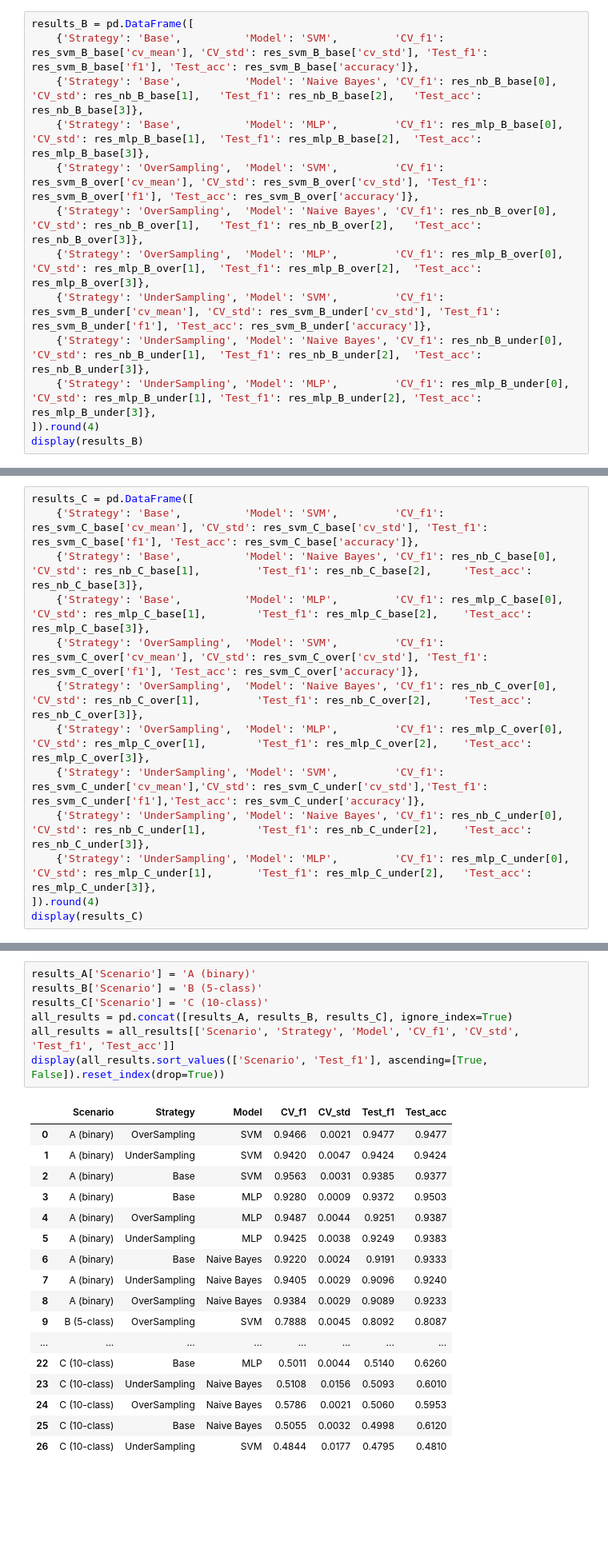
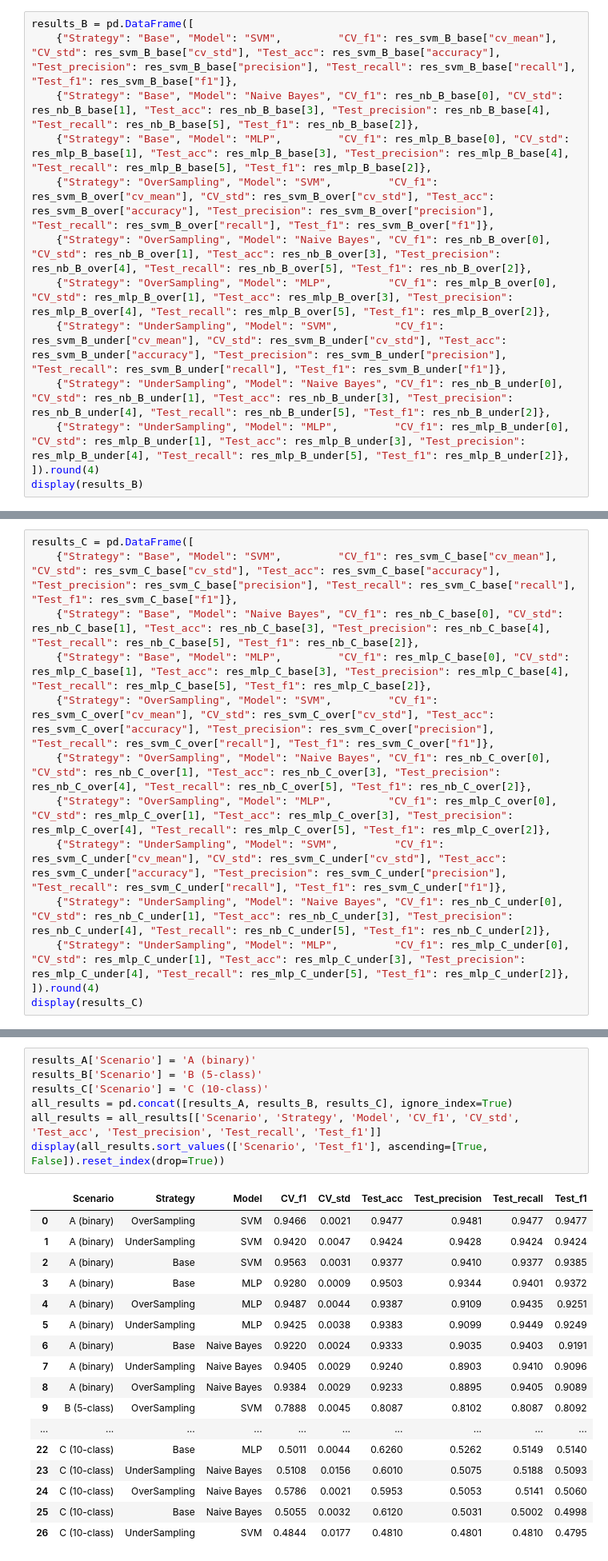
Before and after one commit to diogvasc/projetoAC, a Jupyter notebook: projetoACfinal.ipynb, the cells around one changed output, grey strips where cells are left out. Shown at 80% size. Cells and saved outputs as stored; diff of their text form; blank space fills up the shorter version.

Commit message:
final results

```diff
--- a/projetoACfinal.ipynb
+++ b/projetoACfinal.ipynb
@@ -1073,15 +1077,15 @@ weighted avg       0.80      0.80      0.80      3000
 ### Scenario B — Results Summary
 # %%
 results_B = pd.DataFrame([
-    {'Strategy': 'Base',          'Model': 'SVM',         'CV_f1': res_svm_B_base['cv_mean'], 'CV_std': res_svm_B_base['cv_std'], 'Test_f1': res_svm_B_base['f1'], 'Test_acc': res_svm_B_base['accuracy']},
-    {'Strategy': 'Base',          'Model': 'Naive Bayes', 'CV_f1': res_nb_B_base[0],   'CV_std': res_nb_B_base[1],   'Test_f1': res_nb_B_base[2],   'Test_acc': res_nb_B_base[3]},
-    {'Strategy': 'Base',          'Model': 'MLP',         'CV_f1': res_mlp_B_base[0],  'CV_std': res_mlp_B_base[1],  'Test_f1': res_mlp_B_base[2],  'Test_acc': res_mlp_B_base[3]},
-    {'Strategy': 'OverSampling',  'Model': 'SVM',         'CV_f1': res_svm_B_over['cv_mean'], 'CV_std': res_svm_B_over['cv_std'], 'Test_f1': res_svm_B_over['f1'], 'Test_acc': res_svm_B_over['accuracy']},
-    {'Strategy': 'OverSampling',  'Model': 'Naive Bayes', 'CV_f1': res_nb_B_over[0],   'CV_std': res_nb_B_over[1],   'Test_f1': res_nb_B_over[2],   'Test_acc': res_nb_B_over[3]},
-    {'Strategy': 'OverSampling',  'Model': 'MLP',         'CV_f1': res_mlp_B_over[0],  'CV_std': res_mlp_B_over[1],  'Test_f1': res_mlp_B_over[2],  'Test_acc': res_mlp_B_over[3]},
-    {'Strategy': 'UnderSampling', 'Model': 'SVM',         'CV_f1': res_svm_B_under['cv_mean'], 'CV_std': res_svm_B_under['cv_std'], 'Test_f1': res_svm_B_under['f1'], 'Test_acc': res_svm_B_under['accuracy']},
-    {'Strategy': 'UnderSampling', 'Model': 'Naive Bayes', 'CV_f1': res_nb_B_under[0],  'CV_std': res_nb_B_under[1],  'Test_f1': res_nb_B_under[2],  'Test_acc': res_nb_B_under[3]},
-    {'Strategy': 'UnderSampling', 'Model': 'MLP',         'CV_f1': res_mlp_B_under[0], 'CV_std': res_mlp_B_under[1], 'Test_f1': res_mlp_B_under[2], 'Test_acc': res_mlp_B_under[3]},
+    {"Strategy": "Base", "Model": "SVM",         "CV_f1": res_svm_B_base["cv_mean"], "CV_std": res_svm_B_base["cv_std"], "Test_acc": res_svm_B_base["accuracy"], "Test_precision": res_svm_B_base["precision"], "Test_recall": res_svm_B_base["recall"], "Test_f1": res_svm_B_base["f1"]},
+    {"Strategy": "Base", "Model": "Naive Bayes", "CV_f1": res_nb_B_base[0], "CV_std": res_nb_B_base[1], "Test_acc": res_nb_B_base[3], "Test_precision": res_nb_B_base[4], "Test_recall": res_nb_B_base[5], "Test_f1": res_nb_B_base[2]},
+    {"Strategy": "Base", "Model": "MLP",         "CV_f1": res_mlp_B_base[0], "CV_std": res_mlp_B_base[1], "Test_acc": res_mlp_B_base[3], "Test_precision": res_mlp_B_base[4], "Test_recall": res_mlp_B_base[5], "Test_f1": res_mlp_B_base[2]},
+    {"Strategy": "OverSampling", "Model": "SVM",         "CV_f1": res_svm_B_over["cv_mean"], "CV_std": res_svm_B_over["cv_std"], "Test_acc": res_svm_B_over["accuracy"], "Test_precision": res_svm_B_over["precision"], "Test_recall": res_svm_B_over["recall"], "Test_f1": res_svm_B_over["f1"]},
+    {"Strategy": "OverSampling", "Model": "Naive Bayes", "CV_f1": res_nb_B_over[0], "CV_std": res_nb_B_over[1], "Test_acc": res_nb_B_over[3], "Test_precision": res_nb_B_over[4], "Test_recall": res_nb_B_over[5], "Test_f1": res_nb_B_over[2]},
+    {"Strategy": "OverSampling", "Model": "MLP",         "CV_f1": res_mlp_B_over[0], "CV_std": res_mlp_B_over[1], "Test_acc": res_mlp_B_over[3], "Test_precision": res_mlp_B_over[4], "Test_recall": res_mlp_B_over[5], "Test_f1": res_mlp_B_over[2]},
+    {"Strategy": "UnderSampling", "Model": "SVM",         "CV_f1": res_svm_B_under["cv_mean"], "CV_std": res_svm_B_under["cv_std"], "Test_acc": res_svm_B_under["accuracy"], "Test_precision": res_svm_B_under["precision"], "Test_recall": res_svm_B_under["recall"], "Test_f1": res_svm_B_under["f1"]},
+    {"Strategy": "UnderSampling", "Model": "Naive Bayes", "CV_f1": res_nb_B_under[0], "CV_std": res_nb_B_under[1], "Test_acc": res_nb_B_under[3], "Test_precision": res_nb_B_under[4], "Test_recall": res_nb_B_under[5], "Test_f1": res_nb_B_under[2]},
+    {"Strategy": "UnderSampling", "Model": "MLP",         "CV_f1": res_mlp_B_under[0], "CV_std": res_mlp_B_under[1], "Test_acc": res_mlp_B_under[3], "Test_precision": res_mlp_B_under[4], "Test_recall": res_mlp_B_under[5], "Test_f1": res_mlp_B_under[2]},
 ]).round(4)
 display(results_B)
 # %% [output]
@@ -1457,15 +1461,15 @@ weighted avg       0.63      0.62      0.62      3000
 ### Scenario C — Results Summary
 # %%
 results_C = pd.DataFrame([
-    {'Strategy': 'Base',          'Model': 'SVM',         'CV_f1': res_svm_C_base['cv_mean'], 'CV_std': res_svm_C_base['cv_std'], 'Test_f1': res_svm_C_base['f1'], 'Test_acc': res_svm_C_base['accuracy']},
-    {'Strategy': 'Base',          'Model': 'Naive Bayes', 'CV_f1': res_nb_C_base[0],          'CV_std': res_nb_C_base[1],         'Test_f1': res_nb_C_base[2],     'Test_acc': res_nb_C_base[3]},
-    {'Strategy': 'Base',          'Model': 'MLP',         'CV_f1': res_mlp_C_base[0],         'CV_std': res_mlp_C_base[1],        'Test_f1': res_mlp_C_base[2],    'Test_acc': res_mlp_C_base[3]},
-    {'Strategy': 'OverSampling',  'Model': 'SVM',         'CV_f1': res_svm_C_over['cv_mean'], 'CV_std': res_svm_C_over['cv_std'], 'Test_f1': res_svm_C_over['f1'], 'Test_acc': res_svm_C_over['accuracy']},
-    {'Strategy': 'OverSampling',  'Model': 'Naive Bayes', 'CV_f1': res_nb_C_over[0],          'CV_std': res_nb_C_over[1],         'Test_f1': res_nb_C_over[2],     'Test_acc': res_nb_C_over[3]},
-    {'Strategy': 'OverSampling',  'Model': 'MLP',         'CV_f1': res_mlp_C_over[0],         'CV_std': res_mlp_C_over[1],        'Test_f1': res_mlp_C_over[2],    'Test_acc': res_mlp_C_over[3]},
-    {'Strategy': 'UnderSampling', 'Model': 'SVM',         'CV_f1': res_svm_C_under['cv_mean'],'CV_std': res_svm_C_under['cv_std'],'Test_f1': res_svm_C_under['f1'],'Test_acc': res_svm_C_under['accuracy']},
-    {'Strategy': 'UnderSampling', 'Model': 'Naive Bayes', 'CV_f1': res_nb_C_under[0],         'CV_std': res_nb_C_under[1],        'Test_f1': res_nb_C_under[2],    'Test_acc': res_nb_C_under[3]},
-    {'Strategy': 'UnderSampling', 'Model': 'MLP',         'CV_f1': res_mlp_C_under[0],        'CV_std': res_mlp_C_under[1],       'Test_f1': res_mlp_C_under[2],   'Test_acc': res_mlp_C_under[3]},
+    {"Strategy": "Base", "Model": "SVM",         "CV_f1": res_svm_C_base["cv_mean"], "CV_std": res_svm_C_base["cv_std"], "Test_acc": res_svm_C_base["accuracy"], "Test_precision": res_svm_C_base["precision"], "Test_recall": res_svm_C_base["recall"], "Test_f1": res_svm_C_base["f1"]},
+    {"Strategy": "Base", "Model": "Naive Bayes", "CV_f1": res_nb_C_base[0], "CV_std": res_nb_C_base[1], "Test_acc": res_nb_C_base[3], "Test_precision": res_nb_C_base[4], "Test_recall": res_nb_C_base[5], "Test_f1": res_nb_C_base[2]},
+    {"Strategy": "Base", "Model": "MLP",         "CV_f1": res_mlp_C_base[0], "CV_std": res_mlp_C_base[1], "Test_acc": res_mlp_C_base[3], "Test_precision": res_mlp_C_base[4], "Test_recall": res_mlp_C_base[5], "Test_f1": res_mlp_C_base[2]},
+    {"Strategy": "OverSampling", "Model": "SVM",         "CV_f1": res_svm_C_over["cv_mean"], "CV_std": res_svm_C_over["cv_std"], "Test_acc": res_svm_C_over["accuracy"], "Test_precision": res_svm_C_over["precision"], "Test_recall": res_svm_C_over["recall"], "Test_f1": res_svm_C_over["f1"]},
+    {"Strategy": "OverSampling", "Model": "Naive Bayes", "CV_f1": res_nb_C_over[0], "CV_std": res_nb_C_over[1], "Test_acc": res_nb_C_over[3], "Test_precision": res_nb_C_over[4], "Test_recall": res_nb_C_over[5], "Test_f1": res_nb_C_over[2]},
+    {"Strategy": "OverSampling", "Model": "MLP",         "CV_f1": res_mlp_C_over[0], "CV_std": res_mlp_C_over[1], "Test_acc": res_mlp_C_over[3], "Test_precision": res_mlp_C_over[4], "Test_recall": res_mlp_C_over[5], "Test_f1": res_mlp_C_over[2]},
+    {"Strategy": "UnderSampling", "Model": "SVM",         "CV_f1": res_svm_C_under["cv_mean"], "CV_std": res_svm_C_under["cv_std"], "Test_acc": res_svm_C_under["accuracy"], "Test_precision": res_svm_C_under["precision"], "Test_recall": res_svm_C_under["recall"], "Test_f1": res_svm_C_under["f1"]},
+    {"Strategy": "UnderSampling", "Model": "Naive Bayes", "CV_f1": res_nb_C_under[0], "CV_std": res_nb_C_under[1], "Test_acc": res_nb_C_under[3], "Test_precision": res_nb_C_under[4], "Test_recall": res_nb_C_under[5], "Test_f1": res_nb_C_under[2]},
+    {"Strategy": "UnderSampling", "Model": "MLP",         "CV_f1": res_mlp_C_under[0], "CV_std": res_mlp_C_under[1], "Test_acc": res_mlp_C_under[3], "Test_precision": res_mlp_C_under[4], "Test_recall": res_mlp_C_under[5], "Test_f1": res_mlp_C_under[2]},
 ]).round(4)
 display(results_C)
 # %% [output]
@@ -1484,28 +1488,28 @@ display(results_C)
 # %%
 results_A['Scenario'] = 'A (binary)'
 results_B['Scenario'] = 'B (5-class)'
 results_C['Scenario'] = 'C (10-class)'
 all_results = pd.concat([results_A, results_B, results_C], ignore_index=True)
-all_results = all_results[['Scenario', 'Strategy', 'Model', 'CV_f1', 'CV_std', 'Test_f1', 'Test_acc']]
+all_results = all_results[['Scenario', 'Strategy', 'Model', 'CV_f1', 'CV_std', 'Test_acc', 'Test_precision', 'Test_recall', 'Test_f1']]
 display(all_results.sort_values(['Scenario', 'Test_f1'], ascending=[True, False]).reset_index(drop=True))
 # %% [output]
-|  | Scenario | Strategy | Model | CV_f1 | CV_std | Test_f1 | Test_acc |
-| 0 | A (binary) | OverSampling | SVM | 0.9466 | 0.0021 | 0.9477 | 0.9477 |
-| 1 | A (binary) | UnderSampling | SVM | 0.9420 | 0.0047 | 0.9424 | 0.9424 |
-| 2 | A (binary) | Base | SVM | 0.9563 | 0.0031 | 0.9385 | 0.9377 |
-| 3 | A (binary) | Base | MLP | 0.9280 | 0.0009 | 0.9372 | 0.9503 |
-| 4 | A (binary) | OverSampling | MLP | 0.9487 | 0.0044 | 0.9251 | 0.9387 |
-| 5 | A (binary) | UnderSampling | MLP | 0.9425 | 0.0038 | 0.9249 | 0.9383 |
-| 6 | A (binary) | Base | Naive Bayes | 0.9220 | 0.0024 | 0.9191 | 0.9333 |
-| 7 | A (binary) | UnderSampling | Naive Bayes | 0.9405 | 0.0029 | 0.9096 | 0.9240 |
-| 8 | A (binary) | OverSampling | Naive Bayes | 0.9384 | 0.0029 | 0.9089 | 0.9233 |
-| 9 | B (5-class) | OverSampling | SVM | 0.7888 | 0.0045 | 0.8092 | 0.8087 |
-| ... | ... | ... | ... | ... | ... | ... | ... |
-| 22 | C (10-class) | Base | MLP | 0.5011 | 0.0044 | 0.5140 | 0.6260 |
-| 23 | C (10-class) | UnderSampling | Naive Bayes | 0.5108 | 0.0156 | 0.5093 | 0.6010 |
-| 24 | C (10-class) | OverSampling | Naive Bayes | 0.5786 | 0.0021 | 0.5060 | 0.5953 |
-| 25 | C (10-class) | Base | Naive Bayes | 0.5055 | 0.0032 | 0.4998 | 0.6120 |
-| 26 | C (10-class) | UnderSampling | SVM | 0.4844 | 0.0177 | 0.4795 | 0.4810 |
+|  | Scenario | Strategy | Model | CV_f1 | CV_std | Test_acc | Test_precision | Test_recall | Test_f1 |
+| 0 | A (binary) | OverSampling | SVM | 0.9466 | 0.0021 | 0.9477 | 0.9481 | 0.9477 | 0.9477 |
+| 1 | A (binary) | UnderSampling | SVM | 0.9420 | 0.0047 | 0.9424 | 0.9428 | 0.9424 | 0.9424 |
+| 2 | A (binary) | Base | SVM | 0.9563 | 0.0031 | 0.9377 | 0.9410 | 0.9377 | 0.9385 |
+| 3 | A (binary) | Base | MLP | 0.9280 | 0.0009 | 0.9503 | 0.9344 | 0.9401 | 0.9372 |
+| 4 | A (binary) | OverSampling | MLP | 0.9487 | 0.0044 | 0.9387 | 0.9109 | 0.9435 | 0.9251 |
+| 5 | A (binary) | UnderSampling | MLP | 0.9425 | 0.0038 | 0.9383 | 0.9099 | 0.9449 | 0.9249 |
+| 6 | A (binary) | Base | Naive Bayes | 0.9220 | 0.0024 | 0.9333 | 0.9035 | 0.9403 | 0.9191 |
+| 7 | A (binary) | UnderSampling | Naive Bayes | 0.9405 | 0.0029 | 0.9240 | 0.8903 | 0.9410 | 0.9096 |
+| 8 | A (binary) | OverSampling | Naive Bayes | 0.9384 | 0.0029 | 0.9233 | 0.8895 | 0.9405 | 0.9089 |
+| 9 | B (5-class) | OverSampling | SVM | 0.7888 | 0.0045 | 0.8087 | 0.8102 | 0.8087 | 0.8092 |
+| ... | ... | ... | ... | ... | ... | ... | ... | ... | ... |
+| 22 | C (10-class) | Base | MLP | 0.5011 | 0.0044 | 0.6260 | 0.5262 | 0.5149 | 0.5140 |
+| 23 | C (10-class) | UnderSampling | Naive Bayes | 0.5108 | 0.0156 | 0.6010 | 0.5075 | 0.5188 | 0.5093 |
+| 24 | C (10-class) | OverSampling | Naive Bayes | 0.5786 | 0.0021 | 0.5953 | 0.5053 | 0.5141 | 0.5060 |
+| 25 | C (10-class) | Base | Naive Bayes | 0.5055 | 0.0032 | 0.6120 | 0.5031 | 0.5002 | 0.4998 |
+| 26 | C (10-class) | UnderSampling | SVM | 0.4844 | 0.0177 | 0.4810 | 0.4801 | 0.4810 | 0.4795 |
 # %% [markdown]
 ### Mostrar por quanto quantas classes falharam os modelos
 # %%
```
Also changed, not shown: parts of 5 cells of this notebook.
